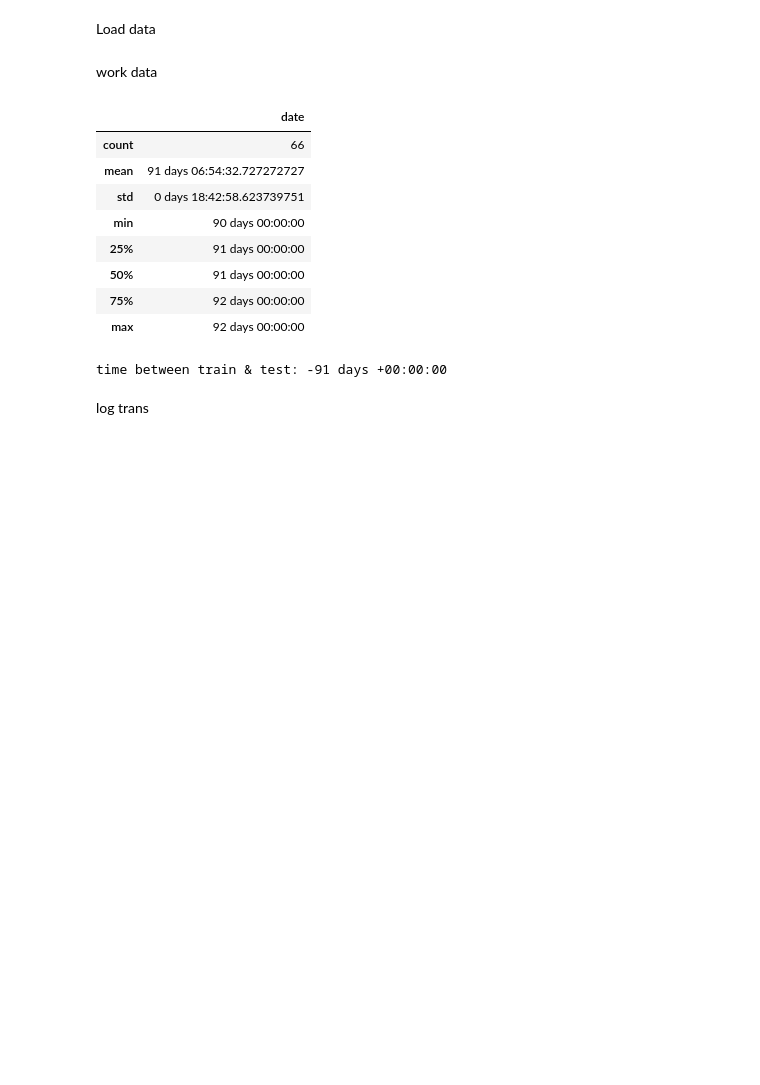
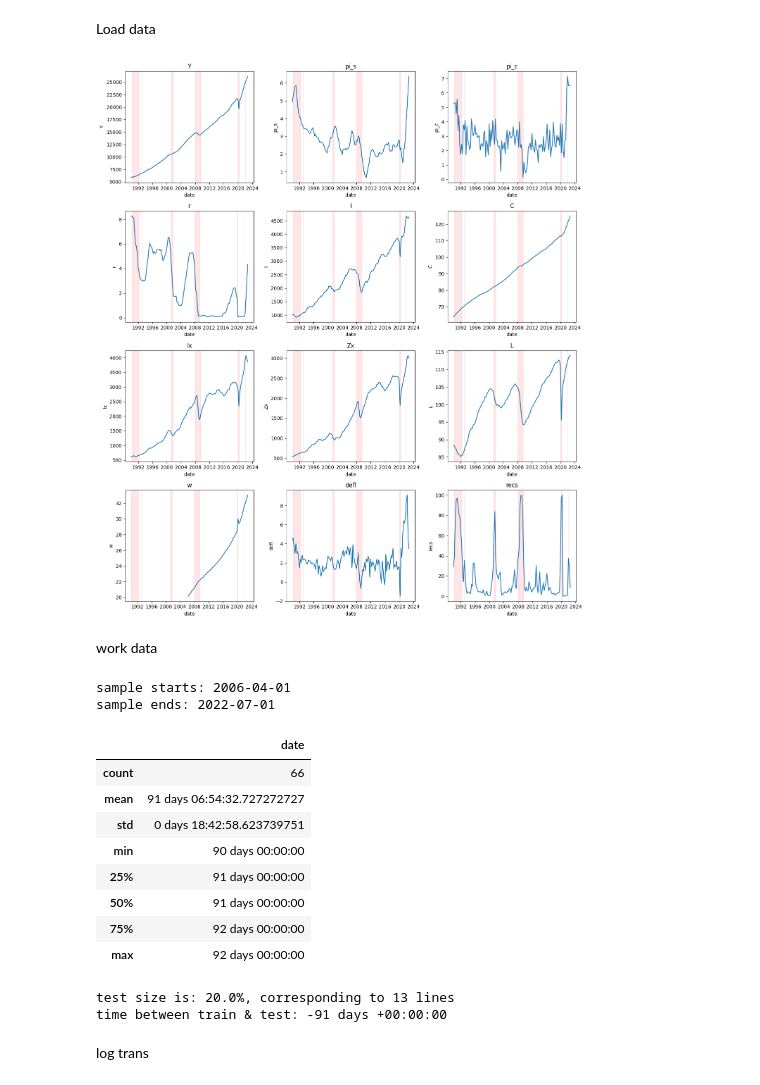
Before and after one commit to lukasgrahl/memoire1, a Jupyter notebook: notebooks/01-load_data.ipynb, the cells around one changed output. Drawn from its saved outputs; the diff is of its cells as text; code cells hidden in the pictures; blank space fills up the shorter version.

```diff
--- a/notebooks/01-load_data.ipynb
+++ b/notebooks/01-load_data.ipynb
@@ -23,15 +23,24 @@ from config import recession_dict
 df_all = pd.read_csv(os.path.join(DATA_DIR, 'raw_data.csv'), index_col='date').drop('Unnamed: 0', axis=1)
 df_all.index = pd.to_datetime(df_all.index)
 df_all = df_all.asfreq('QS')
+# %%
+plot_dfs(df_all, sns.lineplot, fill_arr=recession_dict)
+# %% [output]
+[figure, added]
 # %% [markdown]
 work data
 # %%
 df = df_all.dropna().copy()
 df.drop(['recs', 'defl'], axis=1, inplace=True)
 
+# sample period
+print(f'sample starts: {df.index[0].date()} \nsample ends: {df.index[-1].date()}')
+
 # check for missing intra sample data
 pd.DataFrame(df.index - df.index.shift(-1)).describe()
 # %% [output]
+sample starts: 2006-04-01
+sample ends: 2022-07-01
 |  | date |
 | count | 66 |
 | mean | 91 days 06:54:32.727272727 |
@@ -49,8 +56,10 @@ test_size = .2
 test_ind = df.iloc[-round(len(df) * test_size):,:].index
 train_ind = df.iloc[:-round(len(df) * test_size),:].index
 # %%
+print(f'test size is: {test_size * 100}%, corresponding to {len(test_ind)} lines')
 print(f'time between train & test: {(train_ind[-1] - test_ind[0])}')
 # %% [output]
+test size is: 20.0%, corresponding to 13 lines
 time between train & test: -91 days +00:00:00
 # %% [markdown]
 log trans
```
Also changed, not shown: parts of 5 cells of this notebook, 4 other files.
